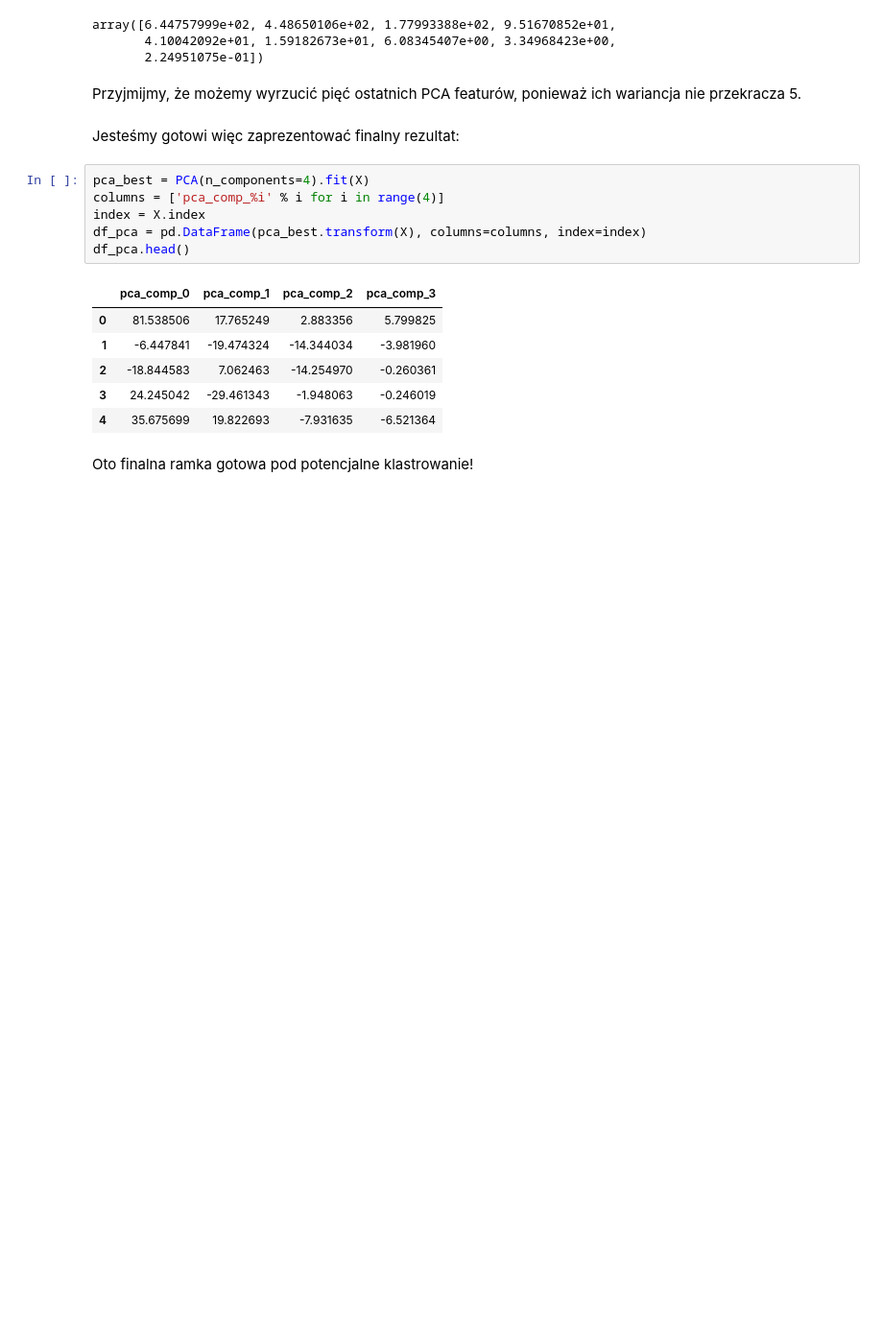
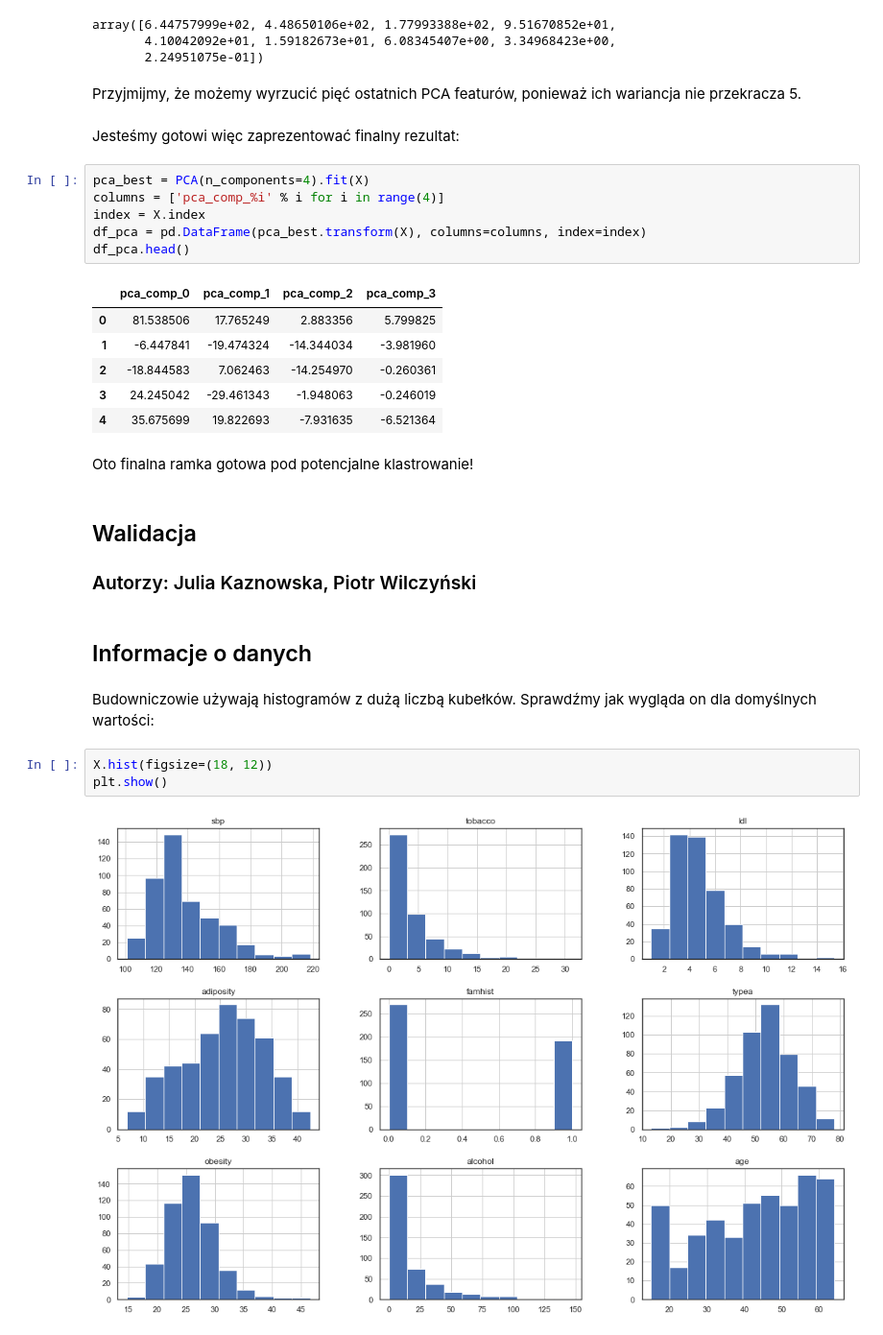
Before and after one commit to wi1lku/Introduction-to-machine-learning-, a Jupyter notebook: hw6/PD6_build.ipynb, the cells around one changed output. Shown: that part at 96% size. Cells and saved outputs as stored; diff of their text form; blank space fills up the shorter version.

```diff
--- a/hw6/PD6_build.ipynb
+++ b/hw6/PD6_build.ipynb
@@ -246,3 +246,15 @@ df_pca.head()
 | 4 | 35.675699 | 19.822693 | -7.931635 | -6.521364 |
 # %% [markdown]
 Oto finalna ramka gotowa pod potencjalne klastrowanie!
+# %% [markdown]
+## Walidacja
+### Autorzy: Julia Kaznowska, Piotr Wilczyński
+# %% [markdown]
+## Informacje o danych
+# %% [markdown]
+Budowniczowie używają histogramów z dużą liczbą kubełków. Sprawdźmy jak wygląda on dla domyślnych wartości:
+# %%
+X.hist(figsize=(18, 12))
+plt.show()
+# %% [output]
+[figure, added]
```
Also changed, not shown: parts of 23 cells of this notebook.
